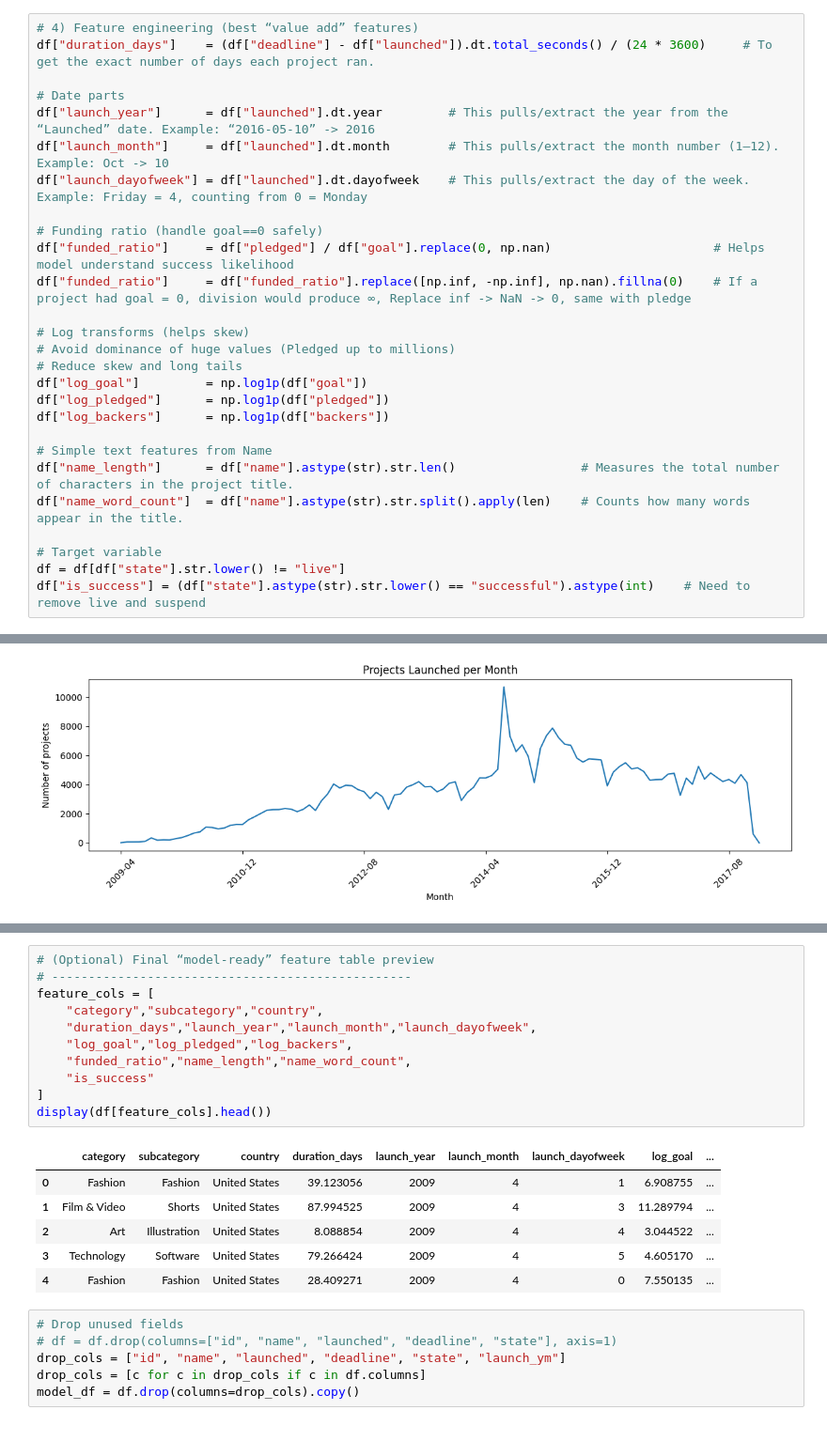
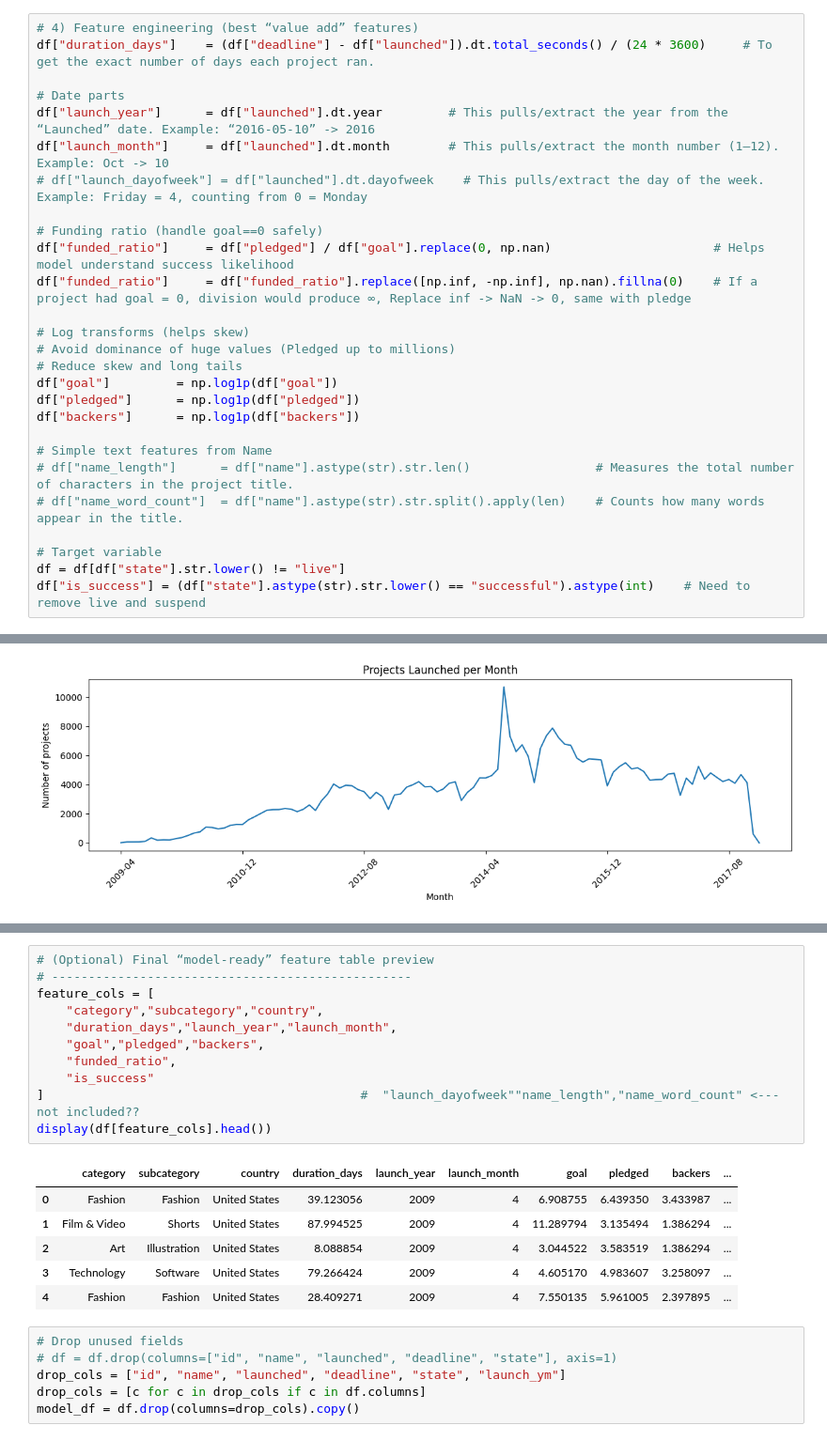
Before and after one commit to EmnaZayaniEsprit/ds-ml-project-template, a Jupyter notebook: EDA-and-modeling.ipynb, the cells around one changed output, grey strips where cells are left out. Shown at 94% size. Drawn from its saved outputs; the diff is of its cells as text.

```diff
--- a/EDA-and-modeling.ipynb
+++ b/EDA-and-modeling.ipynb
@@ -211,7 +220,7 @@ df["duration_days"]    = (df["deadline"] - df["launched"]).dt.total_seconds() /
 # Date parts
 df["launch_year"]      = df["launched"].dt.year         # This pulls/extract the year from the “Launched” date. Example: “2016-05-10” -> 2016
 df["launch_month"]     = df["launched"].dt.month        # This pulls/extract the month number (1–12). Example: Oct -> 10
-df["launch_dayofweek"] = df["launched"].dt.dayofweek    # This pulls/extract the day of the week. Example: Friday = 4, counting from 0 = Monday
+# df["launch_dayofweek"] = df["launched"].dt.dayofweek    # This pulls/extract the day of the week. Example: Friday = 4, counting from 0 = Monday
 
 # Funding ratio (handle goal==0 safely)
 df["funded_ratio"]     = df["pledged"] / df["goal"].replace(0, np.nan)                      # Helps model understand success likelihood
@@ -220,13 +229,13 @@ df["funded_ratio"]     = df["funded_ratio"].replace([np.inf, -np.inf], np.nan).f
 # Log transforms (helps skew)
 # Avoid dominance of huge values (Pledged up to millions)
 # Reduce skew and long tails
-df["log_goal"]         = np.log1p(df["goal"])
-df["log_pledged"]      = np.log1p(df["pledged"])
-df["log_backers"]      = np.log1p(df["backers"])
+df["goal"]         = np.log1p(df["goal"])
+df["pledged"]      = np.log1p(df["pledged"])
+df["backers"]      = np.log1p(df["backers"])
 
 # Simple text features from Name
-df["name_length"]      = df["name"].astype(str).str.len()                 # Measures the total number of characters in the project title.
-df["name_word_count"]  = df["name"].astype(str).str.split().apply(len)    # Counts how many words appear in the title.
+# df["name_length"]      = df["name"].astype(str).str.len()                 # Measures the total number of characters in the project title.
+# df["name_word_count"]  = df["name"].astype(str).str.split().apply(len)    # Counts how many words appear in the title.
 
 # Target variable
 df = df[df["state"].str.lower() != "live"]
@@ -399,21 +511,21 @@ plt.show()
 # %%
 # (Optional) Final “model-ready” feature table preview
 # -------------------------------------------------
 feature_cols = [
     "category","subcategory","country",
-    "duration_days","launch_year","launch_month","launch_dayofweek",
-    "log_goal","log_pledged","log_backers",
-    "funded_ratio","name_length","name_word_count",
+    "duration_days","launch_year","launch_month",
+    "goal","pledged","backers",
+    "funded_ratio",
     "is_success"
-]
+]                                           #  "launch_dayofweek""name_length","name_word_count" <--- not included??
 display(df[feature_cols].head())
 # %% [output]
-|  | category | subcategory | country | duration_days | launch_year | launch_month | launch_dayofweek | log_goal | ... |
-| 0 | Fashion | Fashion | United States | 39.123056 | 2009 | 4 | 1 | 6.908755 | ... |
-| 1 | Film & Video | Shorts | United States | 87.994525 | 2009 | 4 | 3 | 11.289794 | ... |
-| 2 | Art | Illustration | United States | 8.088854 | 2009 | 4 | 4 | 3.044522 | ... |
-| 3 | Technology | Software | United States | 79.266424 | 2009 | 4 | 5 | 4.605170 | ... |
-| 4 | Fashion | Fashion | United States | 28.409271 | 2009 | 4 | 0 | 7.550135 | ... |
+|  | category | subcategory | country | duration_days | launch_year | launch_month | goal | pledged | backers | ... |
+| 0 | Fashion | Fashion | United States | 39.123056 | 2009 | 4 | 6.908755 | 6.439350 | 3.433987 | ... |
+| 1 | Film & Video | Shorts | United States | 87.994525 | 2009 | 4 | 11.289794 | 3.135494 | 1.386294 | ... |
+| 2 | Art | Illustration | United States | 8.088854 | 2009 | 4 | 3.044522 | 3.583519 | 1.386294 | ... |
+| 3 | Technology | Software | United States | 79.266424 | 2009 | 4 | 4.605170 | 4.983607 | 3.258097 | ... |
+| 4 | Fashion | Fashion | United States | 28.409271 | 2009 | 4 | 7.550135 | 5.961005 | 2.397895 | ... |
 # %%
 # Drop unused fields
 # df = df.drop(columns=["id", "name", "launched", "deadline", "state"], axis=1)
```
Also changed, not shown: parts of 42 cells of this notebook, 10 other files.
